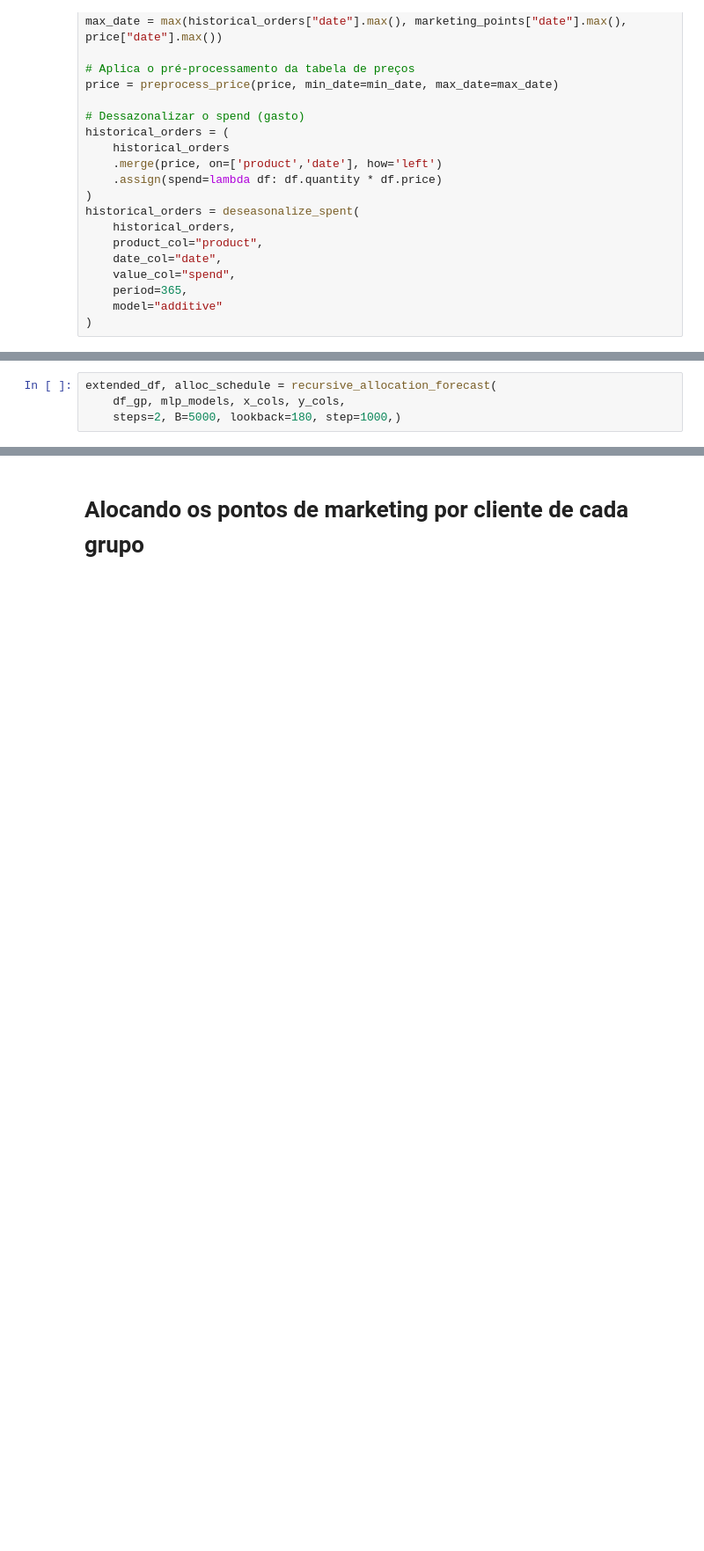
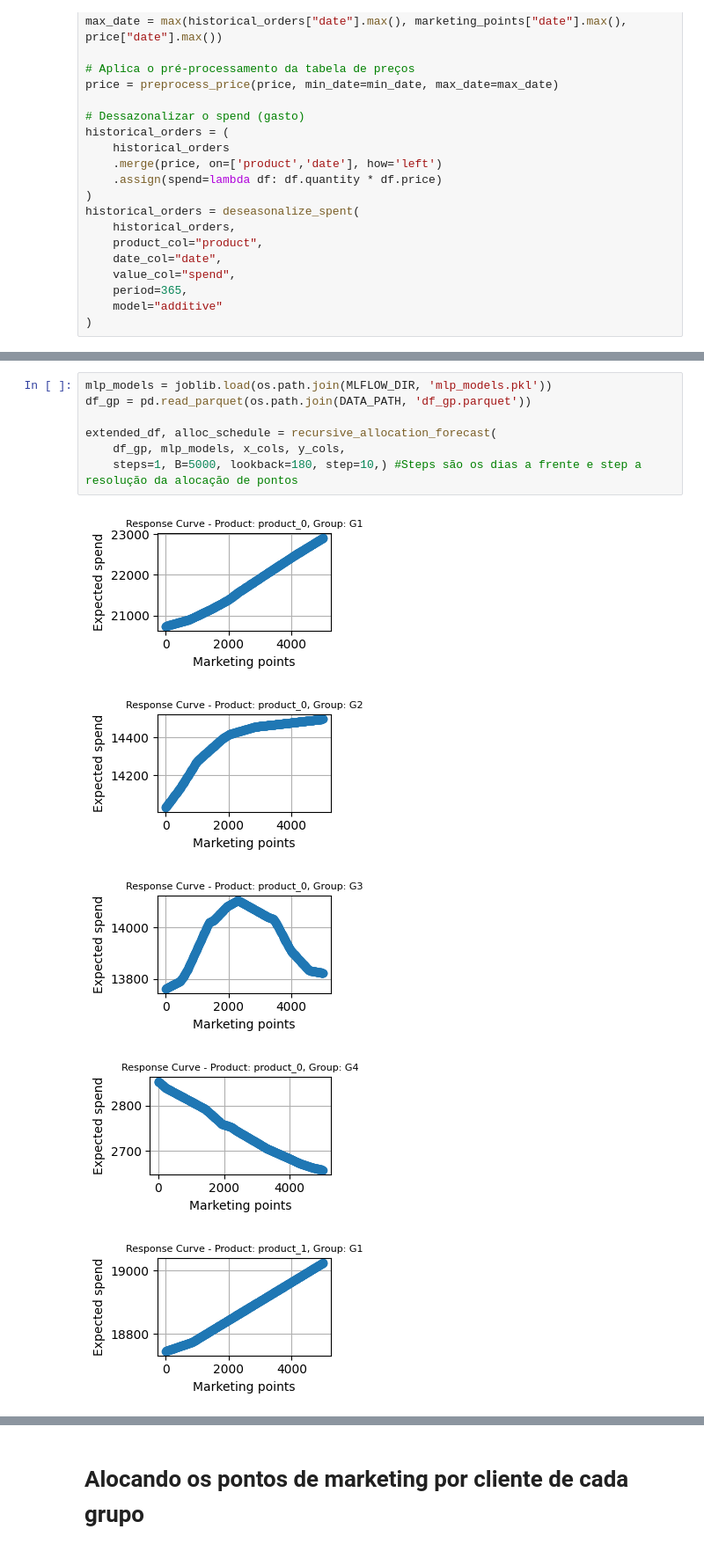
Before and after one commit to GGBF1991/desafio_mt2, a Jupyter notebook: main.ipynb, the cells around one changed output, grey strips where cells are left out. Shown at 88% size. Cells and saved outputs as stored; diff of their text form; blank space fills up the shorter version.

```diff
--- a/main.ipynb
+++ b/main.ipynb
@@ -259,4 +267,13 @@ avaliacoes_df
 # %%
+mlp_models = joblib.load(os.path.join(MLFLOW_DIR, 'mlp_models.pkl'))
+df_gp = pd.read_parquet(os.path.join(DATA_PATH, 'df_gp.parquet'))
+
 extended_df, alloc_schedule = recursive_allocation_forecast(
     df_gp, mlp_models, x_cols, y_cols,
-    steps=2, B=5000, lookback=180, step=1000,)
+    steps=1, B=5000, lookback=180, step=10,) #Steps são os dias a frente e step a resolução da alocação de pontos
+# %% [output]
+[figure, added]
+[figure, added]
+[figure, added]
+[figure, added]
+[figure, added]
```
Also changed, not shown: parts of 21 cells of this notebook, 18 other files.
